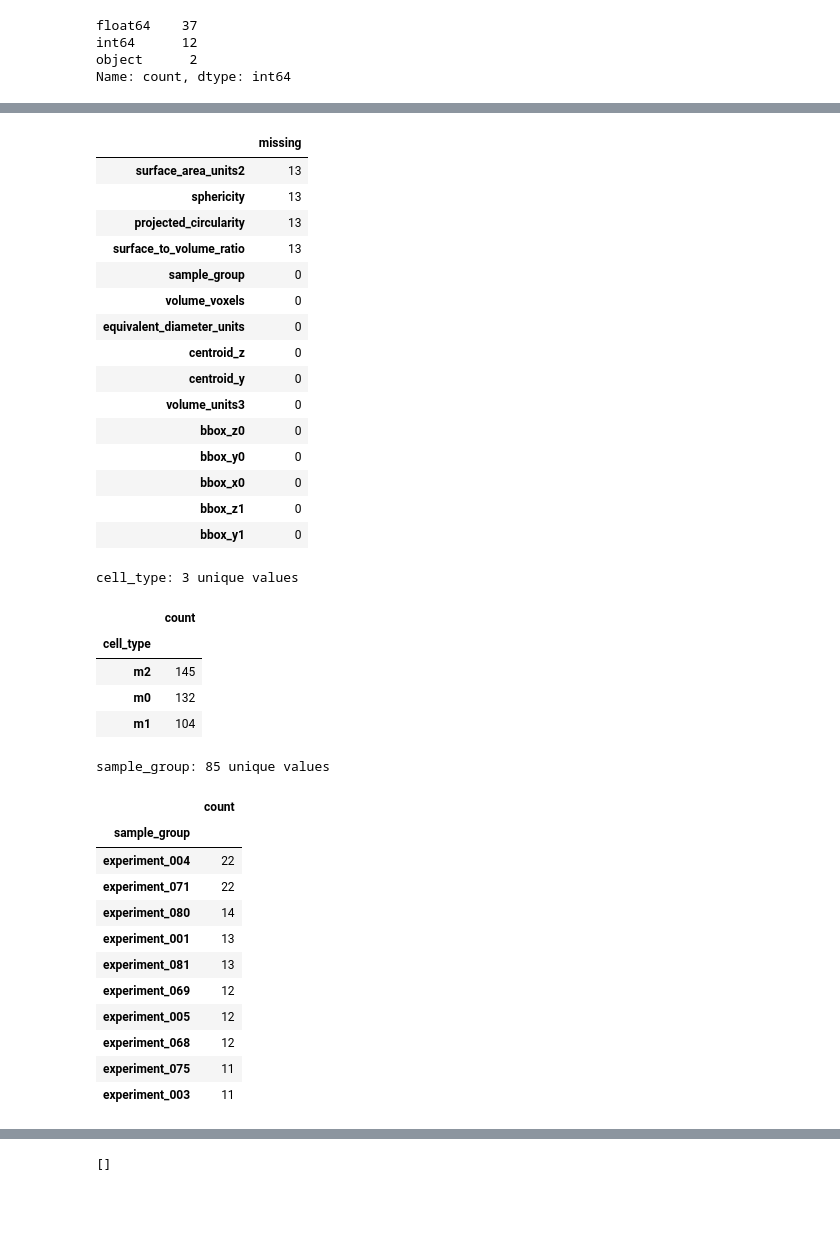
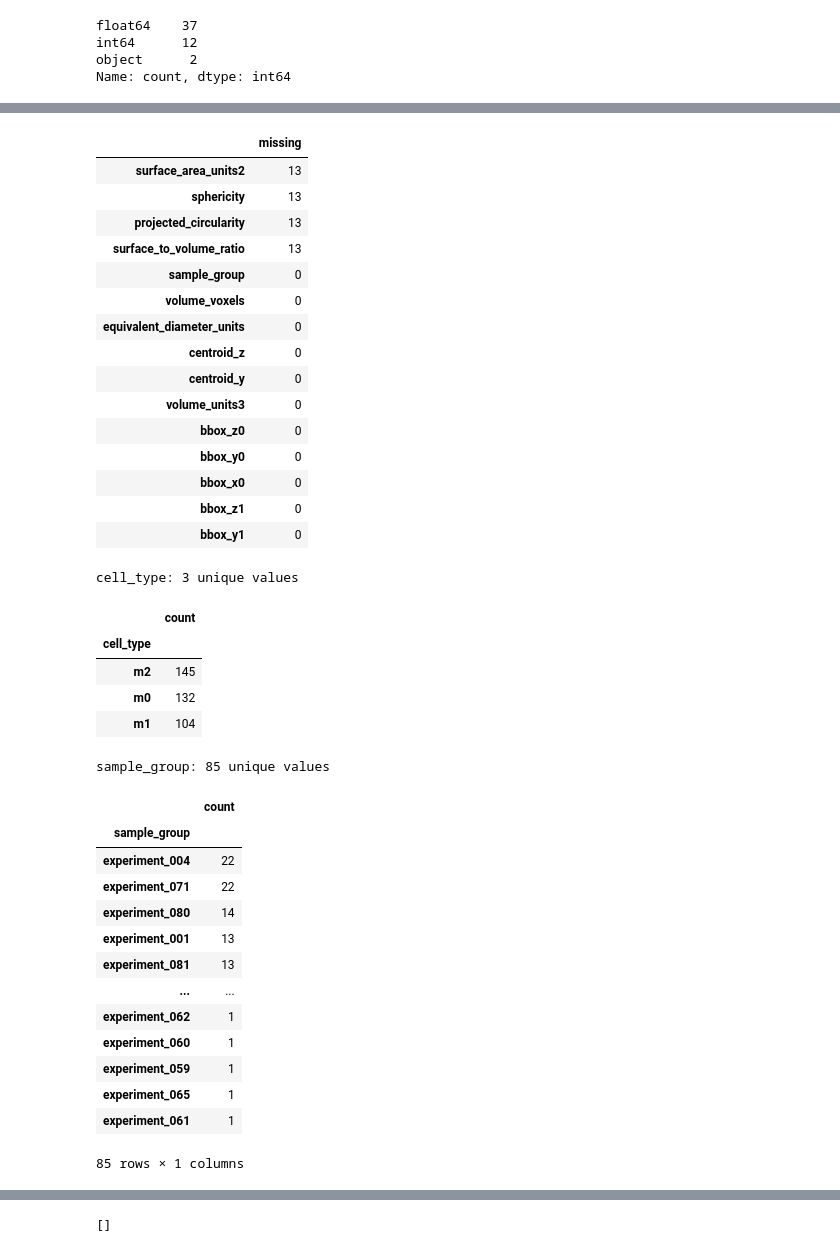
Before and after one commit to mrazzb/KSE_ML_for_bioinformatics, a Jupyter notebook: practicals/week6/Practical_06_Neural_Networks_Microscopy.ipynb, the cells around one changed output, grey strips where cells are left out. Cells and saved outputs as stored; diff of their text form; code cells hidden in the pictures; blank space fills up the shorter version.

```diff
--- a/practicals/week6/Practical_06_Neural_Networks_Microscopy.ipynb
+++ b/practicals/week6/Practical_06_Neural_Networks_Microscopy.ipynb
@@ -417,7 +405,7 @@ display(df.isna().sum().sort_values(ascending=False).head(15).rename("missing").
 
 for column in ["cell_type", "sample_group"]:
     print(f"{column}: {df[column].nunique()} unique values")
-    display(df[column].value_counts(dropna=False).head(10).rename("count").to_frame())
+    display(df[column].value_counts(dropna=False).rename("count").to_frame())
 # %% [output]
 0                            cell_type
 1                         sample_group
@@ -456,38 +444,40 @@ Name: column, dtype: object
 |  | missing |
 | surface_area_units2 | 13 |
 | sphericity | 13 |
 | projected_circularity | 13 |
 | surface_to_volume_ratio | 13 |
 | sample_group | 0 |
 | volume_voxels | 0 |
 | equivalent_diameter_units | 0 |
 | centroid_z | 0 |
 | centroid_y | 0 |
 | volume_units3 | 0 |
 | bbox_z0 | 0 |
 | bbox_y0 | 0 |
 | bbox_x0 | 0 |
 | bbox_z1 | 0 |
 | bbox_y1 | 0 |
 cell_type: 3 unique values
 |  | count |
 | cell_type |  |
 | m2 | 145 |
 | m0 | 132 |
 | m1 | 104 |
 sample_group: 85 unique values
 |  | count |
 | sample_group |  |
 | experiment_004 | 22 |
 | experiment_071 | 22 |
 | experiment_080 | 14 |
 | experiment_001 | 13 |
 | experiment_081 | 13 |
-| experiment_069 | 12 |
-| experiment_005 | 12 |
-| experiment_068 | 12 |
-| experiment_075 | 11 |
-| experiment_003 | 11 |
+| ... | ... |
+| experiment_062 | 1 |
+| experiment_060 | 1 |
+| experiment_059 | 1 |
+| experiment_065 | 1 |
+| experiment_061 | 1 |
+85 rows × 1 columns
 # %% [markdown]
 
 ### Types, values, and measurement meaning
```
Also changed, not shown: parts of 20 cells of this notebook, 15 other files.
